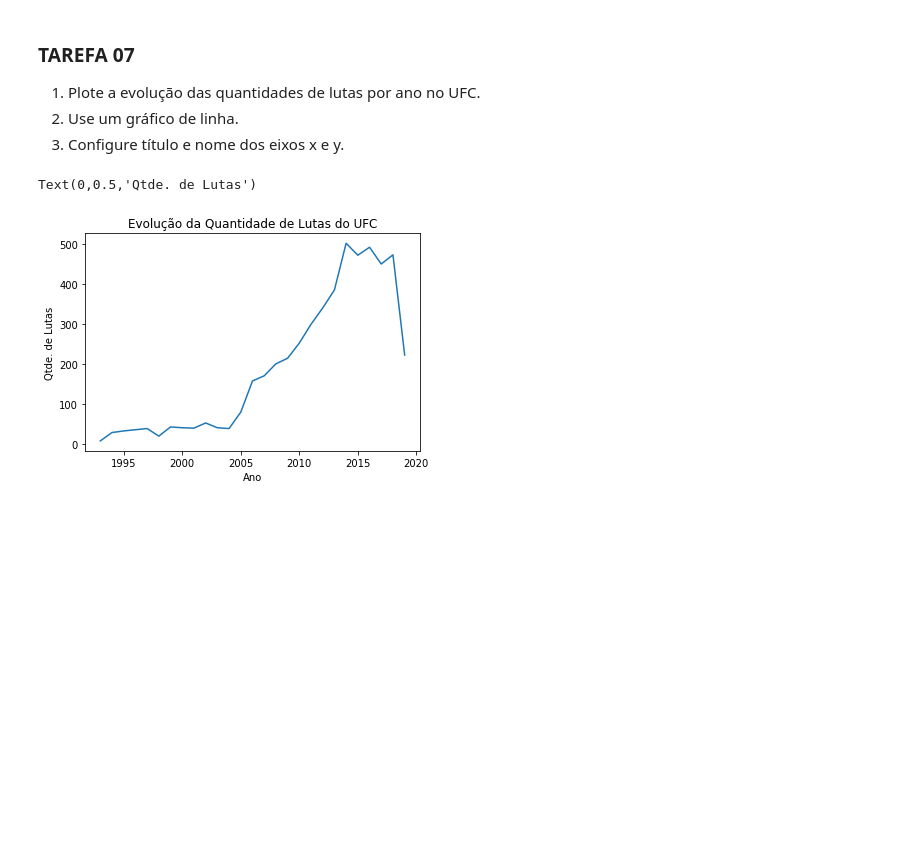
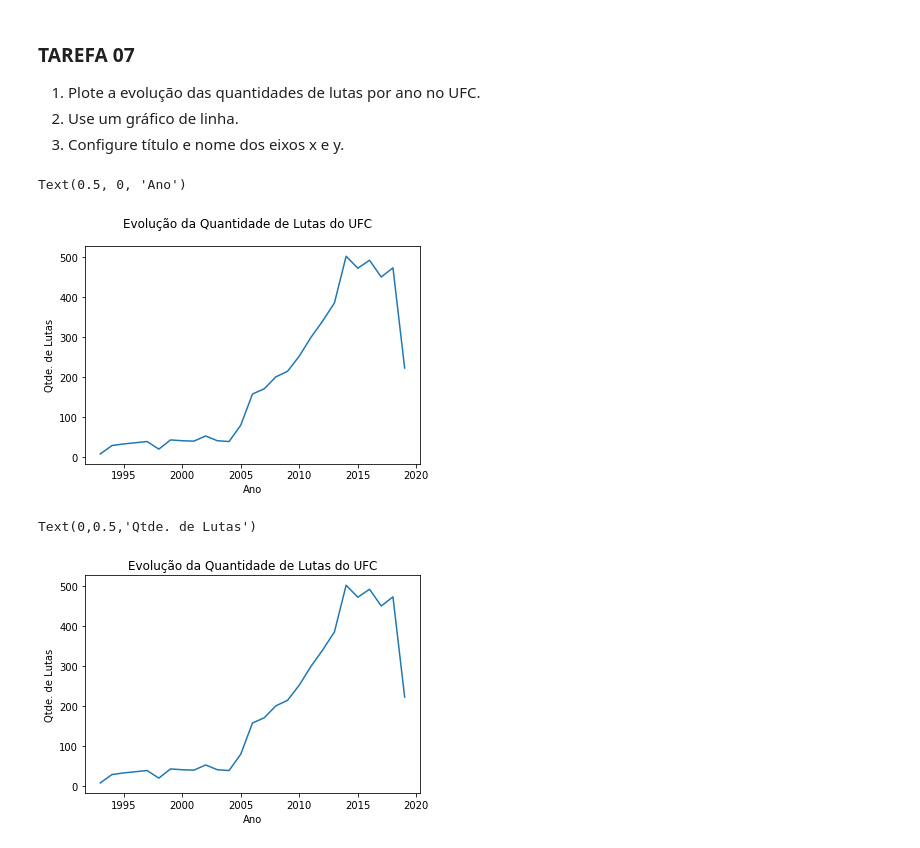
Before and after one commit to Fmarcelneves/visualizacao_exploratoria_exercicios, a Jupyter notebook: 01-exercicios-matplotlib/visualizacao_com_matplotlib.ipynb, the cells around one changed output. Drawn from its saved outputs; the diff is of its cells as text; code cells hidden in the pictures; blank space fills up the shorter version.

```diff
--- a/01-exercicios-matplotlib/visualizacao_com_matplotlib.ipynb
+++ b/01-exercicios-matplotlib/visualizacao_com_matplotlib.ipynb
@@ -226,7 +236,7 @@ A variável *fights_by_year* armazena a quantidade de lutas por ano do evento. A
 # %%
 # Transformando a coluna date em objeto datetime e agrupando as lutas por ano.
-fights['date'] = pd.to_datetime(fights['date'])
-fights_by_year = fights.groupby(fights['date'].dt.year).size()
+df['date'] = pd.to_datetime(df['date'])
+fights_by_year = df.groupby(df['date'].dt.year).size()
 # %% [markdown]
 ### TAREFA 07
 1. Plote a evolução das quantidades de lutas por ano no UFC.
@@ -237,3 +245,12 @@ fights_by_year = fights.groupby(fights['date'].dt.year).size()
+# %%
+# Insira sua código aqui
+plt.plot(fights_by_year)
+plt.suptitle('Evolução da Quantidade de Lutas do UFC')
+plt.ylabel('Qtde. de Lutas')
+plt.xlabel('Ano')
+# %% [output]
+Text(0.5, 0, 'Ano')
+[figure, added]
 # %%
 # Resultado esperado (não modifique esta célula)
 # %% [output]
```
Also changed, not shown: parts of 7 cells of this notebook.
